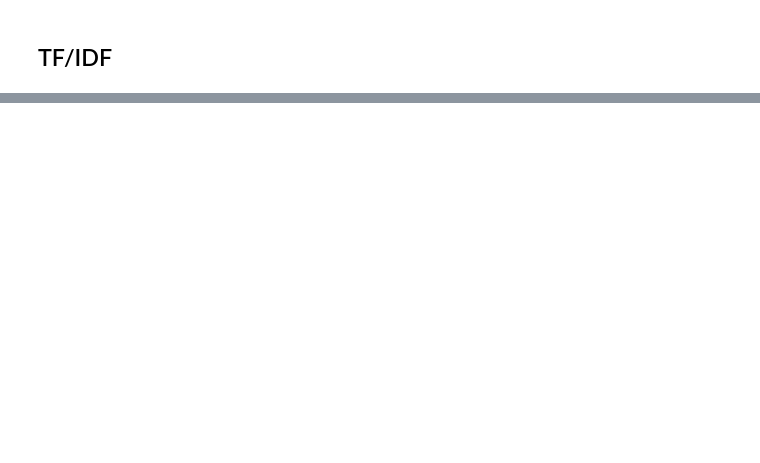
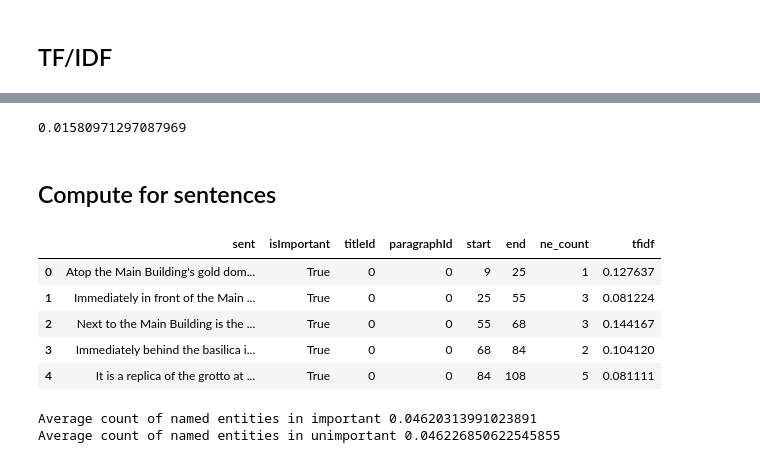
Before and after one commit to KristiyanVachev/WikipediaSummarizer, a Jupyter notebook: Datasets/Extract-Sentences.ipynb, the cells around one changed output, grey strips where cells are left out. Drawn from its saved outputs; the diff is of its cells as text; code cells hidden in the pictures; blank space fills up the shorter version.

Commit message:
Added tfidf

```diff
--- a/Datasets/Extract-Sentences.ipynb
+++ b/Datasets/Extract-Sentences.ipynb
@@ -372,0 +427,53 @@ compute
+# %%
+paragraphFreq = loadPickle('../data/idf/word-occurances-paragraph.pkl')
+# %%
+titleId = 0
+paragraphId = 0
+
+paragraph = df['data'][titleId]['paragraphs'][paragraphId]['context']
+doc = nlp(paragraph)
+
+currFreq = get_frequencies(doc)
+# %%
+compute_tfidf(doc, 1, 5, currFreq, paragraphFreq)
+# %% [output]
+0.01580971297087969
+# %% [markdown]
+## Compute for sentences
+# %%
+tfidfs = []
+
+for i in range(len(sentDf)):
+    titleId = sentDf.iloc[i]['titleId']
+    paragraphId = sentDf.iloc[i]['paragraphId']
+    start = sentDf.iloc[i]['start']
+    end = sentDf.iloc[i]['end']
+
+    paragraph = df['data'][titleId]['paragraphs'][paragraphId]['context']
+    doc = nlp(paragraph)
+
+    currFreq = get_frequencies(doc)
+
+    tfidf = compute_tfidf(doc, start, end, currFreq, paragraphFreq)
+
+    tfidfs.append(tfidf)
+# %%
+newDf['tfidf'] = tfidfs
+# %%
+newDf.head()
+# %% [output]
+|  | sent | isImportant | titleId | paragraphId | start | end | ne_count | tfidf |
+| 0 | Atop the Main Building's gold dom... | True | 0 | 0 | 9 | 25 | 1 | 0.127637 |
+| 1 | Immediately in front of the Main ... | True | 0 | 0 | 25 | 55 | 3 | 0.081224 |
+| 2 | Next to the Main Building is the ... | True | 0 | 0 | 55 | 68 | 3 | 0.144167 |
+| 3 | Immediately behind the basilica i... | True | 0 | 0 | 68 | 84 | 2 | 0.104120 |
+| 4 | It is a replica of the grotto at ... | True | 0 | 0 | 84 | 108 | 5 | 0.081111 |
+# %%
+ne_avg_important = sum(newDf[newDf['isImportant']==True]['tfidf']) / len(newDf[newDf['isImportant']==True])
+ne_avg_unimportant = sum(newDf[newDf['isImportant']==False]['tfidf']) / len(newDf[newDf['isImportant']==False])
+
+print('Average count of named entities in important', ne_avg_important)
+print('Average count of named entities in unimportant', ne_avg_unimportant)
+# %% [output]
+Average count of named entities in important 0.04620313991023891
+Average count of named entities in unimportant 0.046226850622545855
```
Also changed, not shown: parts of 39 cells of this notebook.
